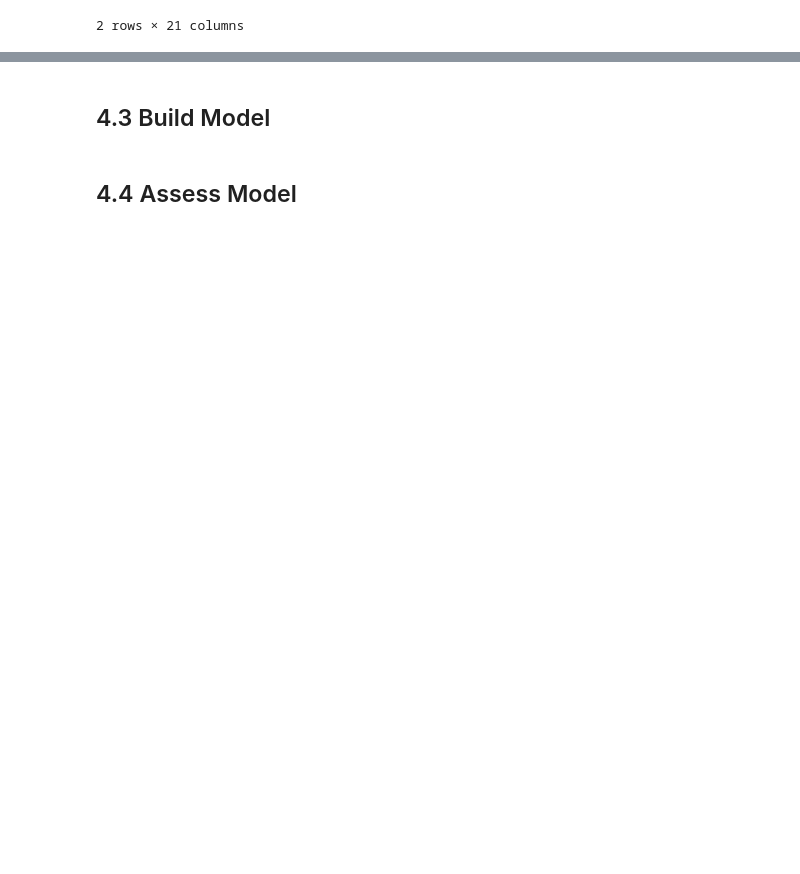
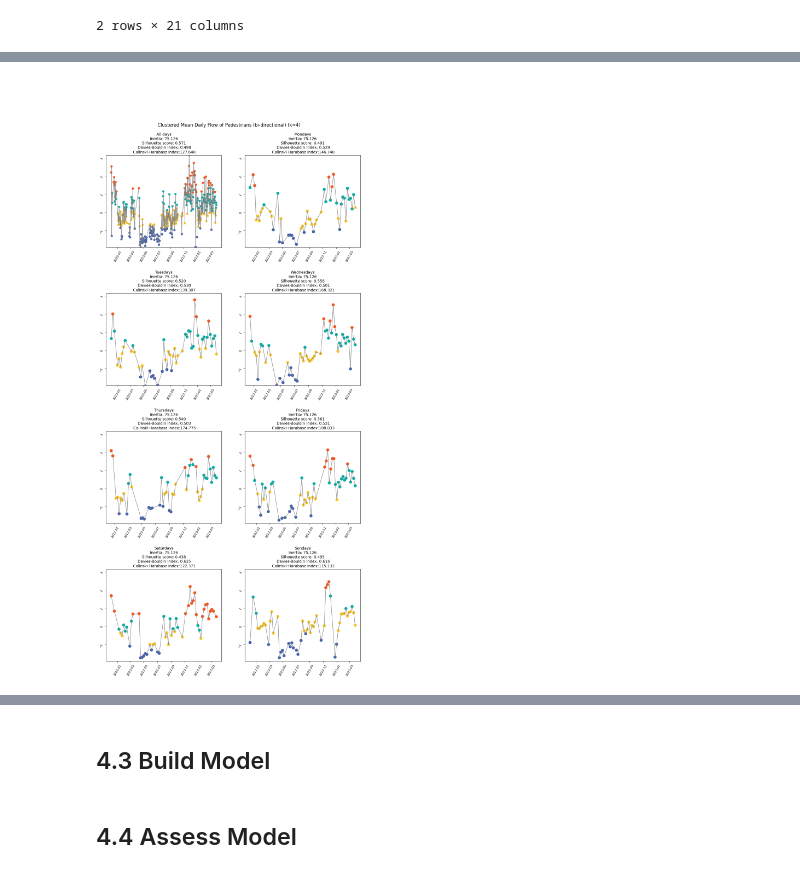
Before and after one commit to carrowmw/mres-project, a Jupyter notebook: analysis_files/4_Modelling.ipynb, the cells around one changed output, grey strips where cells are left out. Drawn from its saved outputs; the diff is of its cells as text; code cells hidden in the pictures; blank space fills up the shorter version.

```diff
--- a/analysis_files/4_Modelling.ipynb
+++ b/analysis_files/4_Modelling.ipynb
@@ -175,0 +219,53 @@ X, X_index, X_columns = aggregate_and_preprocess_daily_data(west_complete_days_d
+# %% [markdown]
+###
+# %%
+import calendar
+
+N_CLUSTERS = 4
+
+fig, ax = plt.subplots(4,2, figsize=(12,24))
+fig.suptitle("Clustered Mean Daily Flow of Pedestrians (bi-directional) (k=4)", y=0.93)
+fig.subplots_adjust(hspace=0.5)
+
+# list weekday names
+days_of_week = list(calendar.day_name)
+
+# perform k-means clustering on the entire data
+all_X, all_X_index, all_X_columns = aggregate_and_preprocess_daily_data(west_complete_days_df)
+
+kmeans = KMeans(n_clusters=N_CLUSTERS, n_init=10)
+kmeans.fit(all_X)
+all_labels = kmeans.predict(all_X)
+all_centroids = kmeans.cluster_centers_
+
+# determine the overall min and max y-values across all the data
+y_min = np.min(all_X[:, 0])
+y_max = np.max(all_X[:, 0])
+
+# set the cluster colors
+cmap = ListedColormap(custom_palette[:N_CLUSTERS])
+all_label_colors = cmap(all_labels)
+
+# plot all days first at ax[0,0]
+ax[0, 0].plot(all_X_index, all_X[:,0], c='gray', linewidth=1)
+ax[0, 0].scatter(all_X_index, all_X[:,0], c=all_label_colors, s=25)
+ax[0, 0].set_title(f"All days\nInertia: {kmeans.inertia_:.3f}\nSilhouette score: {silhouette_score(X, labels):.3f}\n Davies-Bouldin Index: {davies_bouldin_score(X, labels):.3f}\n Calinski-Harabasz Index:{calinski_harabasz_score(X, labels):.3f}", fontsize=10)
+ax[0, 0].tick_params(labelrotation=60, labelsize=8)
+ax[0, 0].set_ylim(y_min, y_max)  # set consistent y-limits
+
+# start plotting the rest of the days starting from ax[0,1]
+for i in range(7):
+    df = west_complete_days_df[west_complete_days_df['day_in_week'] == i % 7]
+    X, X_index, X_columns = aggregate_and_preprocess_daily_data(df)
+
+    # use labels from the entire data for consistency
+    labels = all_labels[all_X_index.isin(X_index)]
+    label_colors = all_label_colors[all_X_index.isin(X_index)]
+
+    ax[(i+1) // 2, (i+1) % 2].plot(X_index, X[:,0], c='gray', linewidth=1)
+    ax[(i+1) // 2, (i+1) % 2].scatter(X_index, X[:,0], c=label_colors, s=50)
+    ax[(i+1) // 2, (i+1) % 2].set_title(f"{days_of_week[i % 7]}s\nInertia: {kmeans.inertia_:.3f}\nSilhouette score: {silhouette_score(X, labels):.3f}\n Davies-Bouldin Index: {davies_bouldin_score(X, labels):.3f}\n Calinski-Harabasz Index:{calinski_harabasz_score(X, labels):.3f}", fontsize=10)
+    ax[(i+1) // 2, (i+1) % 2].tick_params(labelrotation=60, labelsize=8)
+    ax[(i+1) // 2, (i+1) % 2].set_ylim(y_min, y_max)  # set consistent y-limits
+# %% [output]
+[figure, added]
```
Also changed, not shown: parts of 11 cells of this notebook, 31 other files.
